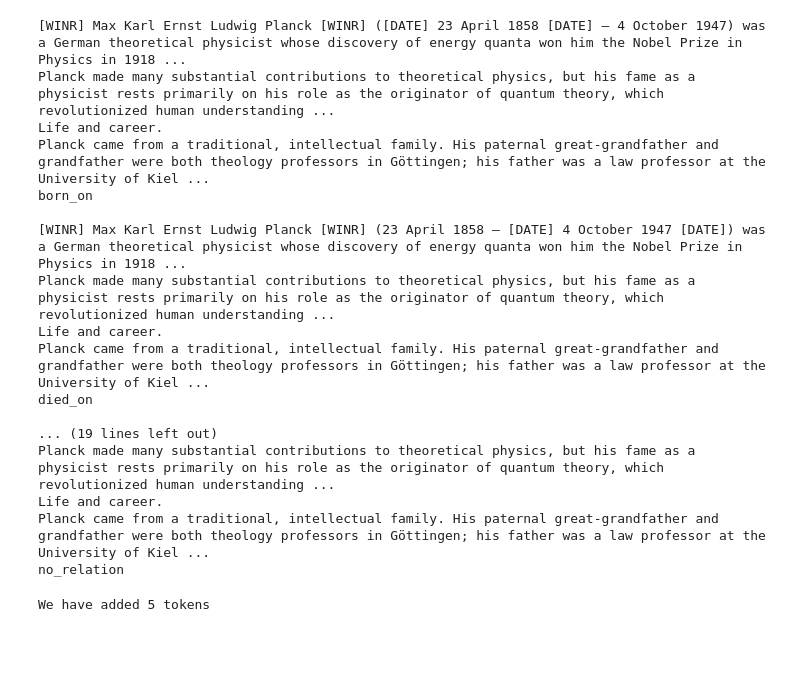
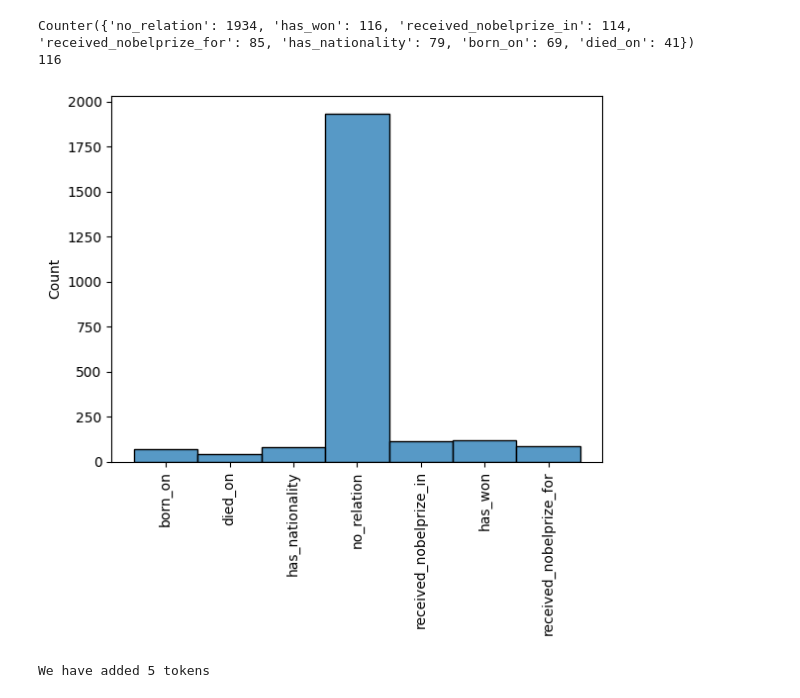
Before and after one commit to IvanDePivan/2AMM30-groep-2, a Jupyter notebook: Model_RE.ipynb, the cells around one changed output. Saved outputs shown, nothing was run; the diff lists cells and outputs as text; code cells hidden in the pictures; blank space fills up the shorter version.

Commit message:
Prune input

```diff
--- a/Model_RE.ipynb
+++ b/Model_RE.ipynb
@@ -124,9 +128,3 @@ def remove_overlap(entities):
 
 for article in DATA:
   article['entities'] = remove_overlap(article['entities'])
-# %%
-def train_test_split(data,test_size):
-  train_end= int(len(data)*(1-test_size))
-  return data[0:train_end], data[train_end:len(data)]
-# %%
-train, test =  train_test_split(DATA,0.5)
@@ -164,7 +211,7 @@ def get_relation(pair, relations):
           return relation[2]
   return 'no_relation'
 # %%
-def mark_data(data, NER_output=True):
+def mark_data(data, NER_output=True, prune = None):
 
   # init data output and relations list
   data_output = []
@@ -205,12 +252,15 @@ def mark_data(data, NER_output=True):
 
     # make pairs for possible relations (winner + other)
     pairs = []
+
     for winner in winners:
       for other in others:
-        if winner[0] < other[0]:
-          pairs.append((winner,other))
-        else:
-          pairs.append((other,winner))
+        # check if entities are within the maximum relation span of each other
+        if prune == None or abs(winner[0]-other[0]) <= prune*max_span[other[2]]:
+          if winner[0] < other[0]:
+            pairs.append((winner,other))
+          else:
+            pairs.append((other,winner))
 
     # create new text with markers for each possible relation with winner
     new_texts = [insert_markers(text, pair) for pair in pairs]
@@ -220,36 +270,37 @@ def mark_data(data, NER_output=True):
   return data_output, relations_output
 # %%
 # even vanaf train[1] omdat train[0] dus een gekke volgorde heeft in id_entity
-X_train, y_train = mark_data(train[1:], NER_output=False)
-X_test, y_test = mark_data(test, NER_output=False)
+X_train, y_train = mark_data(train, NER_output=False, prune =1.2)
+X_val, y_val = mark_data(val, NER_output=False, prune =1.2)
+X_test, y_test = mark_data(test, NER_output=False, prune =1.2)
 
-for i in range(6):
-  print(X_train[i])
-  print(y_train[i] + '\n')
+# X_train_full, y_train_full = mark_data(train[1:], NER_output=False)
+# X_test_full, y_test_full = mark_data(test, NER_output=False)
+
+# print('Before pruning: \n train: ' + str(len(y_train_full)) + '\n test: '+ str(len(y_test_full)))
+# print('After pruning: \n train: ' + str(len(y_train)) + '\n test: '+ str(len(y_test)))
+
+sns.histplot(y_train)
+plt.xticks(rotation=90)
+
+# randomly undersample no_relation in train
+label_counts = Counter(y_train)
+relation_counts = label_counts.copy()
+relation_counts.pop('no_relation')
+n_samples = max(relation_counts.values())
+if label_counts['no_relation'] - n_samples > 0:
+  y_train == 'no_relation'
+
 
 id2label = {0: "no_relation", 1: "received_nobelprize_for", 2: "has_won", 3: "received_nobelprize_in", 4: "born_on", 5: "died_on", 6: "has_nationality"}
 label2id = {"no_relation": 0, "received_nobelprize_for": 1, "has_won": 2, "received_nobelprize_in": 3, "born_on": 4, "died_on": 5, "has_nationality": 6}
 
 y_train = [label2id[label] for label in y_train]
 y_test = [label2id[label] for label in y_test]
 # %% [output]
-[WINR] Max Karl Ernst Ludwig Planck [WINR] ([DATE] 23 April 1858 [DATE] – 4 October 1947) was a German theoretical physicist whose discovery of energy quanta won him the Nobel Prize in Physics in 1918 ...
-Planck made many substantial contributions to theoretical physics, but his fame as a physicist rests primarily on his role as the originator of quantum theory, which revolutionized human understanding ...
-Life and career.
-Planck came from a traditional, intellectual family. His paternal great-grandfather and grandfather were both theology professors in Göttingen; his father was a law professor at the University of Kiel ...
-born_on
-
-[WINR] Max Karl Ernst Ludwig Planck [WINR] (23 April 1858 – [DATE] 4 October 1947 [DATE]) was a German theoretical physicist whose discovery of energy quanta won him the Nobel Prize in Physics in 1918 ...
-Planck made many substantial contributions to theoretical physics, but his fame as a physicist rests primarily on his role as the originator of quantum theory, which revolutionized human understanding ...
-Life and career.
-Planck came from a traditional, intellectual family. His paternal great-grandfather and grandfather were both theology professors in Göttingen; his father was a law professor at the University of Kiel ...
-died_on
-
-... (19 lines left out)
-Planck made many substantial contributions to theoretical physics, but his fame as a physicist rests primarily on his role as the originator of quantum theory, which revolutionized human understanding ...
-Life and career.
-Planck came from a traditional, intellectual family. His paternal great-grandfather and grandfather were both theology professors in Göttingen; his father was a law professor at the University of Kiel ...
-no_relation
+Counter({'no_relation': 1934, 'has_won': 116, 'received_nobelprize_in': 114, 'received_nobelprize_for': 85, 'has_nationality': 79, 'born_on': 69, 'died_on': 41})
+116
+[figure, added]
 # %%
 from transformers import AutoTokenizer
 
```
Also changed, not shown: parts of 11 cells of this notebook.
